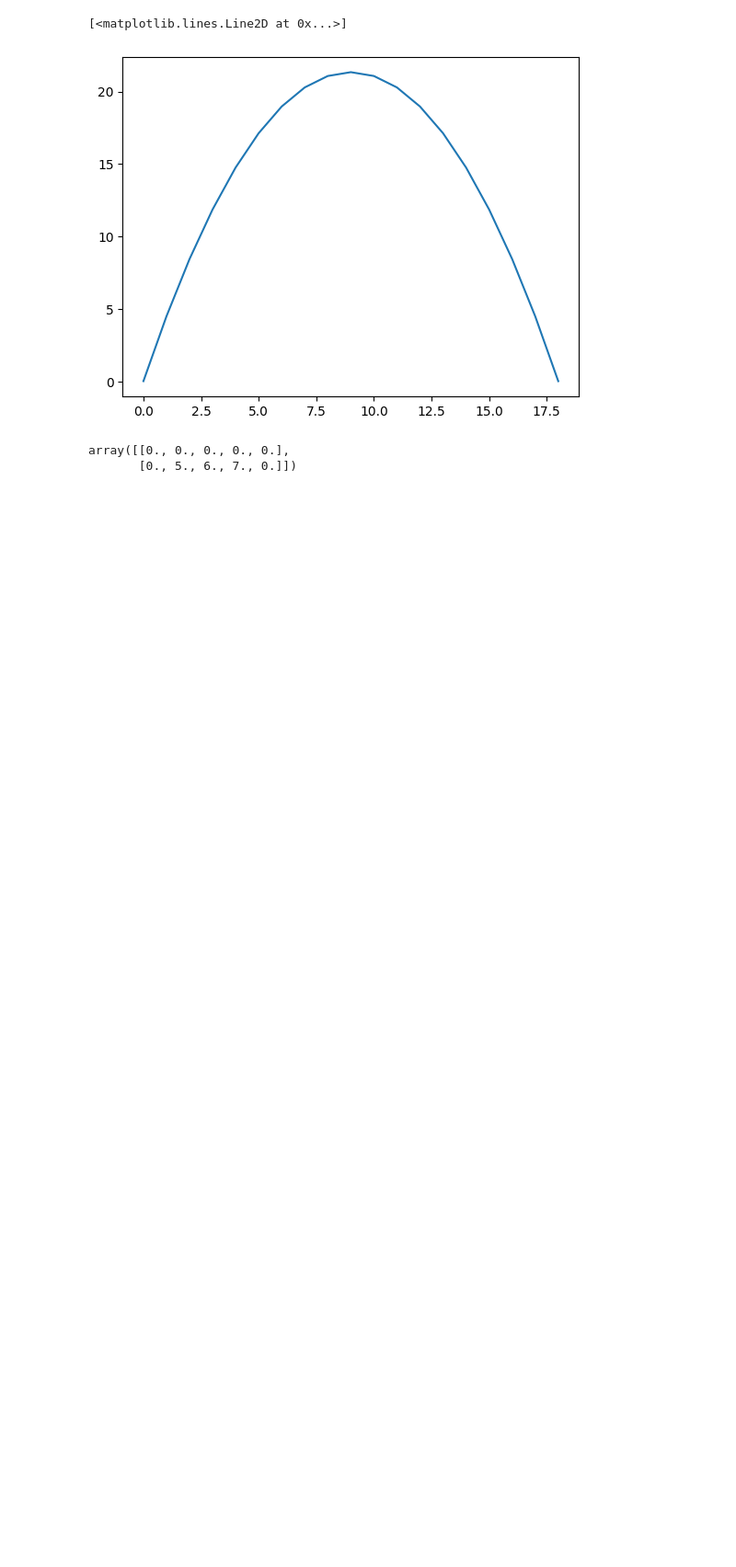
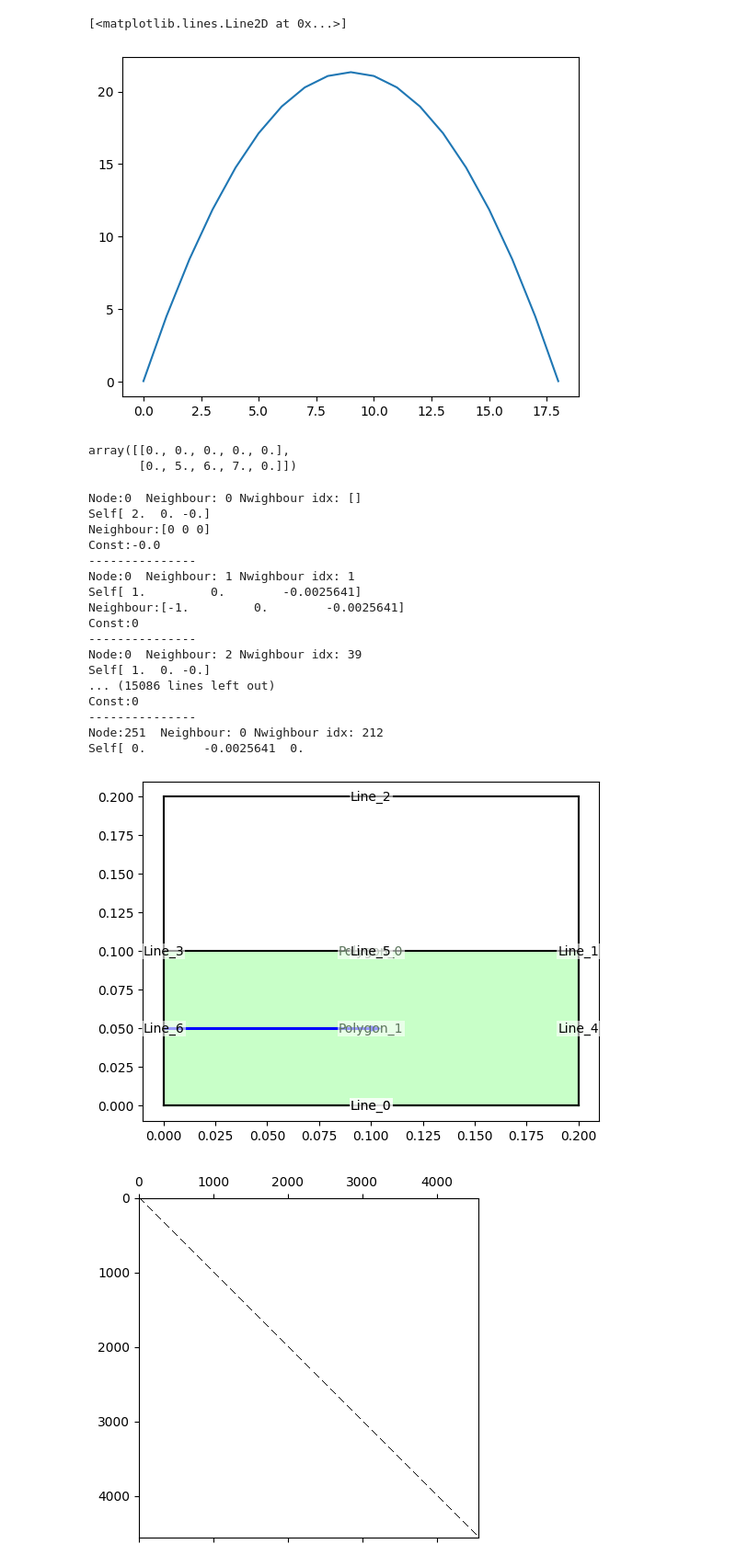
Before and after one commit to csillagu/FVM-Solver, a Jupyter notebook: investigation/poisson_inv.ipynb, the cells around one changed output. Shown at 92% size. Saved outputs shown, nothing was run; the diff lists cells and outputs as text; code cells hidden in the pictures; blank space fills up the shorter version.

Commit message:
Added Stokes flow that sortof works

```diff
--- a/investigation/poisson_inv.ipynb
+++ b/investigation/poisson_inv.ipynb
@@ -94,3 +94,64 @@ zr
 # %% [output]
 array([[0., 0., 0., 0., 0.],
        [0., 5., 6., 7., 0.]])
+# %%
+a = geo.Assembly(base_polygon=geo.Polygon([geo.Vector(0,0),geo.Vector(0.2,0),geo.Vector(0.2,0.2), geo.Vector(0,0.2)]),
+                 polygon_list=[geo.Polygon([geo.Vector(0,0),geo.Vector(0.2,0),geo.Vector(0.2,0.1), geo.Vector(0,0.1)])])
+a.assemble()
+mat = pr.Material("test", mu = 1, rho = 156, color = "#ffbbcc")
+mat2 = pr.Material("test2", mu = 1, rho = 1056, color = "#ff11cc")
+
+comp_full = pr.Component()
+
+comp_full.setAssembly(a)
+comp_full.assignMaterial("Polygon_0", mat)
+comp_full.assignMaterial("Polygon_1", mat2)
+
+
+
+mesh_c_full = ms.RectangularConfig(40,40)
+comp_full.setMesh(mesh_c_full)
+
+bcdict = {"Line_0" : ph.Boundary("No_slip", 0),
+          "Line_1" : ph.Boundary("Pressure_outlet", 2),
+          "Line_2" : ph.Boundary("No_slip", 0),
+          "Line_3" : ph.Boundary("Velocity_inlet", 5),}
+
+flowDirection = geo.Vector(x=1,y = 0)
+c = ph.StokesFlow(a, bcdict)
+
+
+comp_full.setPhysics(c)
+node = 6
+neighbour = 3
+
+fig, ax = plt.subplots()
+
+comp_full.assembly.plot(ax, labels = True)
+#mesh_c_full.plotMesh(ax, vTexts=True)
+flowDirection.plotAsVector(ax, vect_0=geo.Vector(0,0.05), scale=0.1)
+disc = dc.LinearFullDiscretizer(comp_full,3)
+disc.discretize()
+fig, ax = plt.subplots()
+plt.spy(disc.Amrx)
+res_math = np.linalg.solve(disc.Amrx, disc.Bmrx)
+# %% [output]
+Node:0  Neighbour: 0 Nwighbour idx: []
+Self[ 2.  0. -0.]
+Neighbour:[0 0 0]
+Const:-0.0
+---------------
+Node:0  Neighbour: 1 Nwighbour idx: 1
+Self[ 1.         0.        -0.0025641]
+Neighbour:[-1.         0.        -0.0025641]
+Const:0
+---------------
+Node:0  Neighbour: 2 Nwighbour idx: 39
+Self[ 1.  0. -0.]
+... (15086 lines left out)
+Const:0
+---------------
+Node:251  Neighbour: 0 Nwighbour idx: 212
+Self[ 0.        -0.0025641  0.
+[figure, added]
+[figure, added]
```
Also changed, not shown: parts of 5 cells of this notebook, 1 other file.
